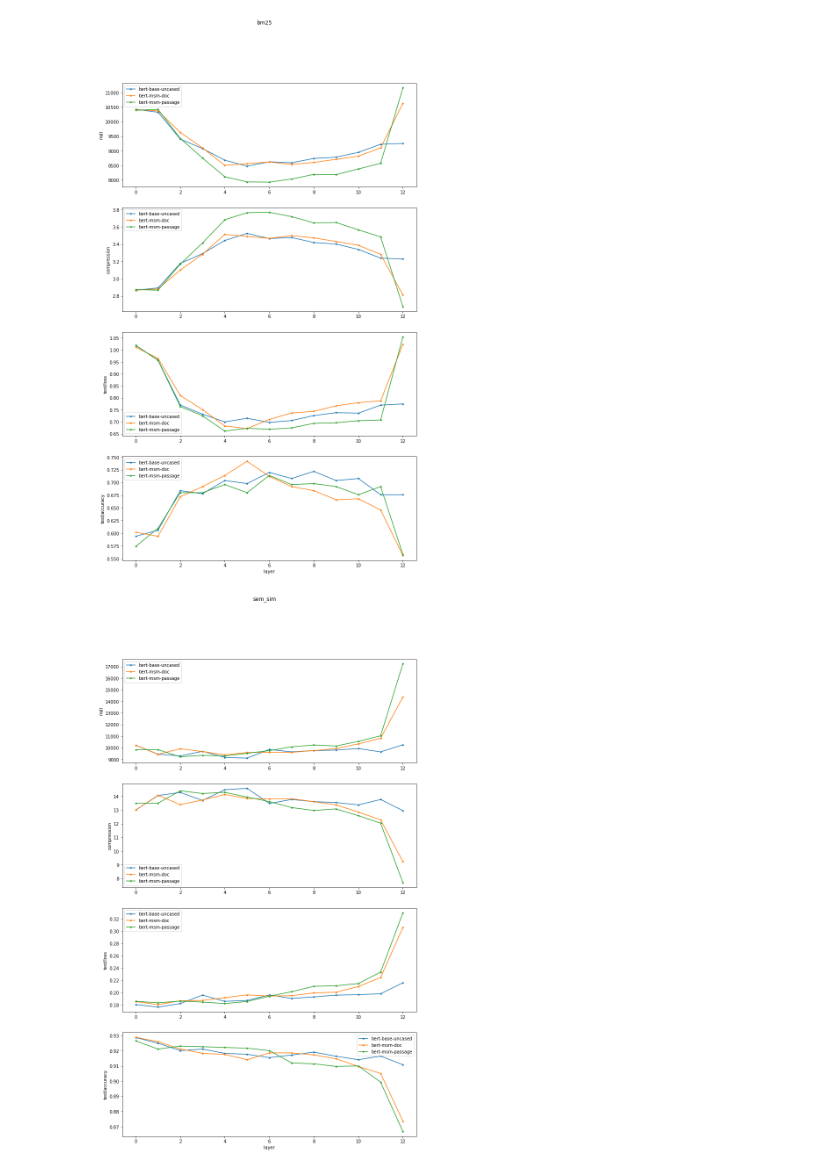
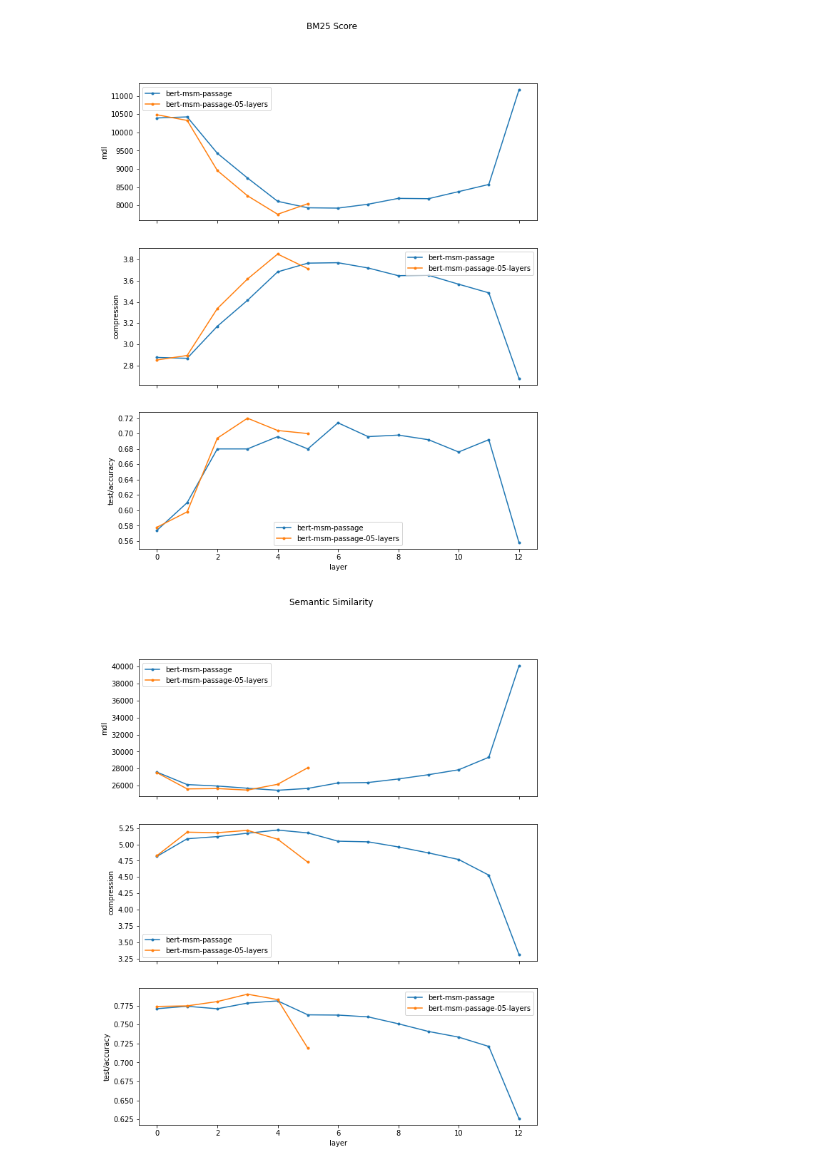
Before and after one commit to yolomeus/probing-search, a Jupyter notebook: analysis/layer_to_metric_plots.ipynb, the cells around one changed output. Saved outputs shown, nothing was run; the diff lists cells and outputs as text; code cells hidden in the pictures.

```diff
--- a/analysis/layer_to_metric_plots.ipynb
+++ b/analysis/layer_to_metric_plots.ipynb
@@ -27,7 +27,7 @@ def plot_layer_to_metric(title, model_dfs, metrics_to_plot, figsize=(10, 12)):
     :param figsize: total size of the figure.
     """
 
-    fig, axs = plt.subplots(len(metrics_to_plot), figsize=figsize)
+    fig, axs = plt.subplots(len(metrics_to_plot), figsize=figsize, sharex=True)
     fig.suptitle(title)
     for i, metric in enumerate(metrics_to_plot):
         for df in model_dfs:
@@ -41,22 +41,27 @@ def plot_layer_to_metric(title, model_dfs, metrics_to_plot, figsize=(10, 12)):
 
     axs[-1].set_xlabel('layer')
 # %%
-LOG_DIR = 'logs/layer_to_metric/msm/'
+LOG_DIR = 'logs/layer_to_metric/'
 
-FILE_NAMES = ['bert_base_uncased.csv', 'bert_msm_doc.csv', 'bert_msm_passage.csv']
-METRICS_TO_PLOT = ['mdl', 'compression', 'test/loss', 'test/accuracy']  #'val/accuracy/max', 'val/loss/min']
+FILE_NAMES = ['bert_msm_passage.csv', 'bert_msm_passage_05_layers.csv']
+METRICS_TO_PLOT = ['mdl', 'compression', 'test/accuracy']  #'val/accuracy/max', 'val/loss/min']
 
-TASKS = ['bm25', 'sem_sim', 'term_freq', 'ner', 'sem_sim_minmax']
-for task in TASKS:
+task_to_name = {'bm25': 'BM25 Score',
+                'sem_sim': 'Semantic Similarity',
+                'term_freq': 'Term Frequency',
+                'ner': 'Named Entity Recognition',
+                }
+
+for task in task_to_name:
     layer_to_metric_dfs = read_logs(os.path.join(LOG_DIR, task), FILE_NAMES)
-    plot_layer_to_metric(task,
+    plot_layer_to_metric(task_to_name[task],
                          layer_to_metric_dfs,
                          METRICS_TO_PLOT,
-                         figsize=(12, 20))
+                         figsize=(10, 12))
 
     os.makedirs('img', exist_ok=True)
     plt.savefig('img/' + task + '.png')
     plt.show()
 # %% [output]
-[figure, old version]
+[figure, new version]
-[figure, old version]
+[figure, new version]
```
Also changed, not shown: parts of 1 cell of this notebook, 20 other files.
